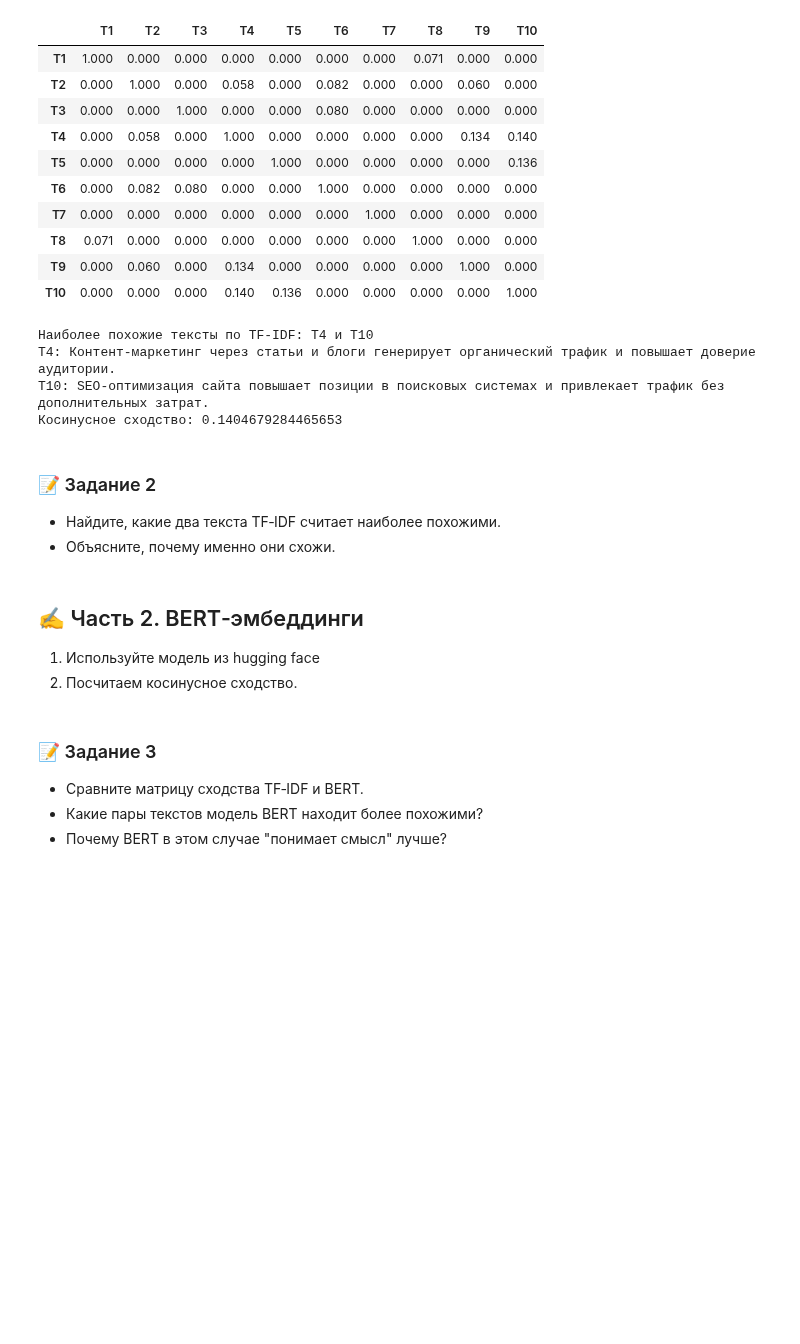
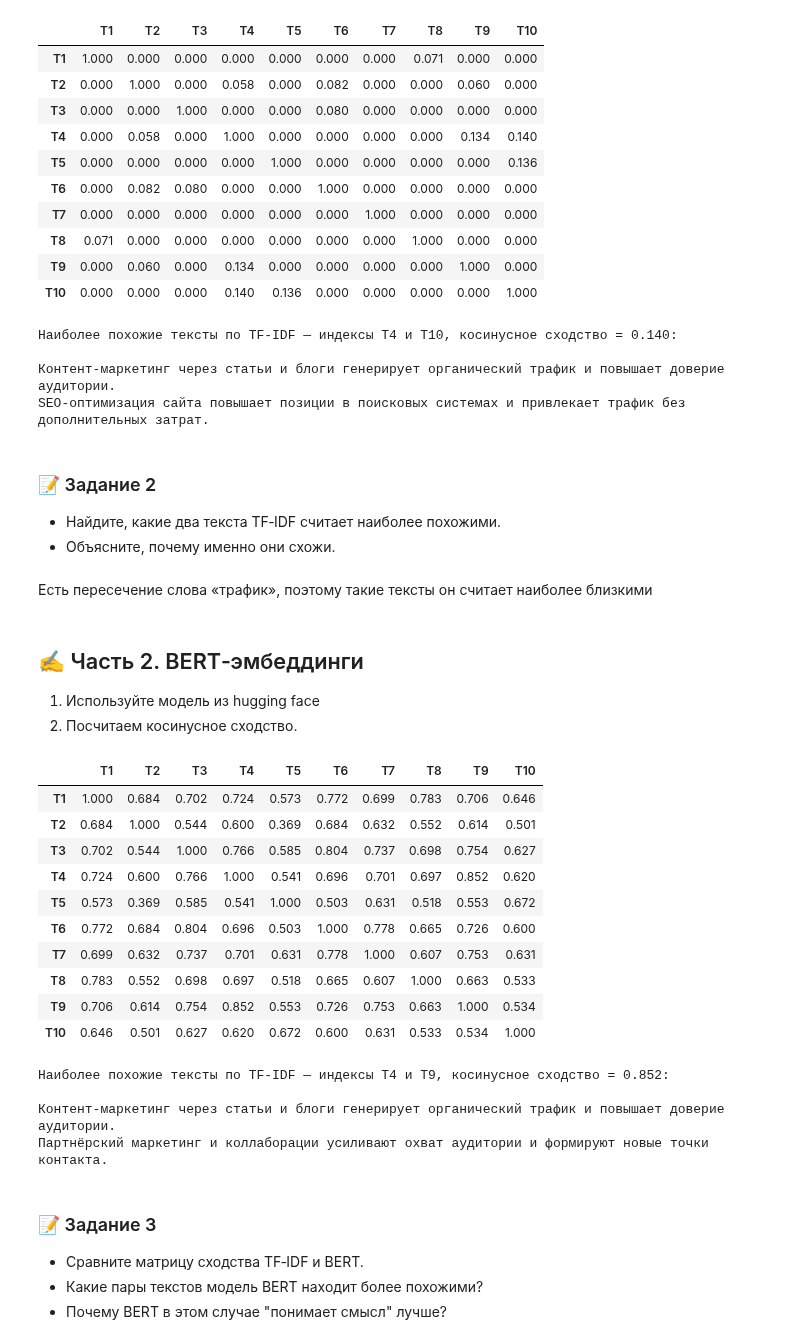
Before and after one commit to r42arty/hse, a Jupyter notebook: mod5/LLM_1.ipynb, the cells around one changed output. Cells and saved outputs as stored; diff of their text form; code cells hidden in the pictures; blank space fills up the shorter version.

```diff
--- a/mod5/LLM_1.ipynb
+++ b/mod5/LLM_1.ipynb
@@ -168,24 +168,20 @@ df_tfidf.style.format("{:.3f}")
 | T9 | 0.000 | 0.060 | 0.000 | 0.134 | 0.000 | 0.000 | 0.000 | 0.000 | 1.000 | 0.000 |
 | T10 | 0.000 | 0.000 | 0.000 | 0.140 | 0.136 | 0.000 | 0.000 | 0.000 | 0.000 | 1.000 |
 # %%
-# копируем матрицу
-sim_tfidf = similarity_tfidf.copy()
-
-# обнуляем диагональ (иначе максимум будет всегда 1.0)
-np.fill_diagonal(sim_tfidf, 0)
+# обнуляем диагональ
+np.fill_diagonal(similarity_tfidf, 0)
 
 # находим индексы максимального значения
-i, j = np.unravel_index(sim_tfidf.argmax(), sim_tfidf.shape)
+i, j = np.unravel_index(similarity_tfidf.argmax(), similarity_tfidf.shape)
 
-print(f"Наиболее похожие тексты по TF-IDF: T{i+1} и T{j+1}")
-print("T{}: {}".format(i+1, texts[i]))
-print("T{}: {}".format(j+1, texts[j]))
-print("Косинусное сходство:", sim_tfidf[i, j])
+print(f"Наиболее похожие тексты по TF-IDF — индексы T{i+1} и T{j+1}, косинусное сходство = {similarity_tfidf[i, j]:.3f}:\n")
+print(texts[i])
+print(texts[j])
 # %% [output]
-Наиболее похожие тексты по TF-IDF: T4 и T10
-T4: Контент‑маркетинг через статьи и блоги генерирует органический трафик и повышает доверие аудитории.
-T10: SEO‑оптимизация сайта повышает позиции в поисковых системах и привлекает трафик без дополнительных затрат.
-Косинусное сходство: 0.1404679284465653
+Наиболее похожие тексты по TF-IDF — индексы T4 и T10, косинусное сходство = 0.140:
+
+Контент‑маркетинг через статьи и блоги генерирует органический трафик и повышает доверие аудитории.
+SEO‑оптимизация сайта повышает позиции в поисковых системах и привлекает трафик без дополнительных затрат.
 # %% [markdown]
 ### 📝 Задание 2
 - Найдите, какие два текста TF‑IDF считает наиболее похожими.
@@ -195,3 +189,5 @@ T10: SEO‑оптимизация сайта повышает позиции в
+# %% [markdown]
+Есть пересечение слова «трафик», поэтому такие тексты он считает наиболее близкими
 # %% [markdown]
 ## ✍️ Часть 2. BERT‑эмбеддинги
 1. Используйте модель из hugging face
@@ -199,29 +195,66 @@ T10: SEO‑оптимизация сайта повышает позиции в
 # %%
 import numpy as np
 import torch
 from transformers import AutoTokenizer, AutoModel
 from sklearn.metrics.pairwise import cosine_similarity
 
 # Загружаем токенизатор и модель из Hugging Face
-model_name = # ваш код
-tokenizer = # ваш код
-model = # ваш код
+model_name = "sentence-transformers/all-MiniLM-L6-v2"
+tokenizer = AutoTokenizer.from_pretrained(model_name)
+model = AutoModel.from_pretrained(model_name)
 
 # Функция для получения эмбеддингов (среднее по токенам)
 def get_embeddings(texts):
     # Токенизация
-    inputs = tokenizer() # ваш код
+    inputs = tokenizer(texts, return_tensors="pt", padding=True, truncation=True, max_length=512)
     with torch.no_grad():
         outputs = model(**inputs)
         # Берём эмбеддинги скрытых состояний (last_hidden_state)
         embeddings = outputs.last_hidden_state
         # Усредняем токены по последовательности → получаем sentence embedding
         embeddings = embeddings.mean(dim=1)
     return embeddings.numpy()
 
 # Получаем эмбеддинги
 X_bert = get_embeddings(texts)
-# ваш код
+
+# считаем косинусное сходство
+similarity_bert = cosine_similarity(X_bert, X_bert)
+
+# в таблицу
+df_bert = pd.DataFrame(
+    similarity_bert,
+    index=[f"T{i+1}" for i in range(len(texts))],
+    columns=[f"T{i+1}" for i in range(len(texts))]
+)
+df_bert.style.format("{:.3f}")
+# %% [output]
+|  | T1 | T2 | T3 | T4 | T5 | T6 | T7 | T8 | T9 | T10 |
+| T1 | 1.000 | 0.684 | 0.702 | 0.724 | 0.573 | 0.772 | 0.699 | 0.783 | 0.706 | 0.646 |
+| T2 | 0.684 | 1.000 | 0.544 | 0.600 | 0.369 | 0.684 | 0.632 | 0.552 | 0.614 | 0.501 |
+| T3 | 0.702 | 0.544 | 1.000 | 0.766 | 0.585 | 0.804 | 0.737 | 0.698 | 0.754 | 0.627 |
+| T4 | 0.724 | 0.600 | 0.766 | 1.000 | 0.541 | 0.696 | 0.701 | 0.697 | 0.852 | 0.620 |
+| T5 | 0.573 | 0.369 | 0.585 | 0.541 | 1.000 | 0.503 | 0.631 | 0.518 | 0.553 | 0.672 |
+| T6 | 0.772 | 0.684 | 0.804 | 0.696 | 0.503 | 1.000 | 0.778 | 0.665 | 0.726 | 0.600 |
+| T7 | 0.699 | 0.632 | 0.737 | 0.701 | 0.631 | 0.778 | 1.000 | 0.607 | 0.753 | 0.631 |
+| T8 | 0.783 | 0.552 | 0.698 | 0.697 | 0.518 | 0.665 | 0.607 | 1.000 | 0.663 | 0.533 |
+| T9 | 0.706 | 0.614 | 0.754 | 0.852 | 0.553 | 0.726 | 0.753 | 0.663 | 1.000 | 0.534 |
+| T10 | 0.646 | 0.501 | 0.627 | 0.620 | 0.672 | 0.600 | 0.631 | 0.533 | 0.534 | 1.000 |
+# %%
+# обнуляем диагональ
+np.fill_diagonal(similarity_bert, 0)
+
+# находим индексы максимального значения
+i, j = np.unravel_index(similarity_bert.argmax(), similarity_bert.shape)
+
+print(f"Наиболее похожие тексты по TF-IDF — индексы T{i+1} и T{j+1}, косинусное сходство = {similarity_bert[i, j]:.3f}:\n")
+print(texts[i])
+print(texts[j])
+# %% [output]
+Наиболее похожие тексты по TF-IDF — индексы T4 и T9, косинусное сходство = 0.852:
+
+Контент‑маркетинг через статьи и блоги генерирует органический трафик и повышает доверие аудитории.
+Партнёрский маркетинг и коллаборации усиливают охват аудитории и формируют новые точки контакта.
 # %% [markdown]
 ### 📝 Задание 3
 - Сравните матрицу сходства TF‑IDF и BERT.
```
Also changed, not shown: parts of 4 cells of this notebook.
